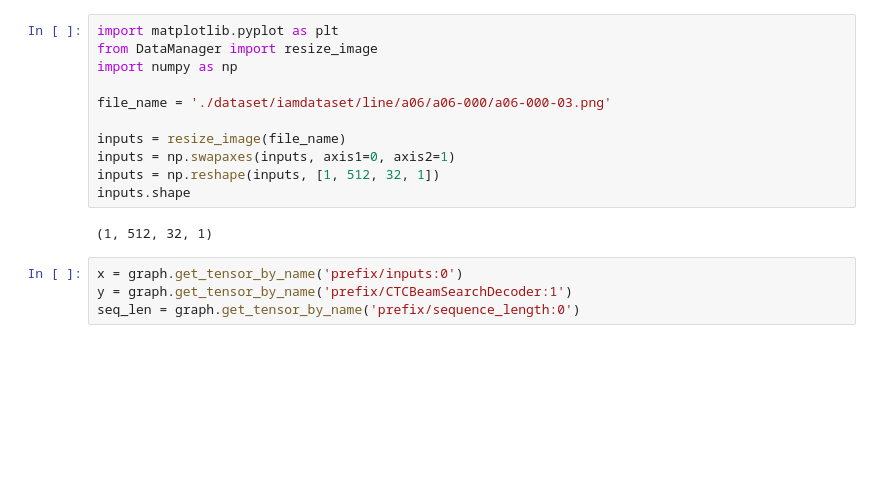
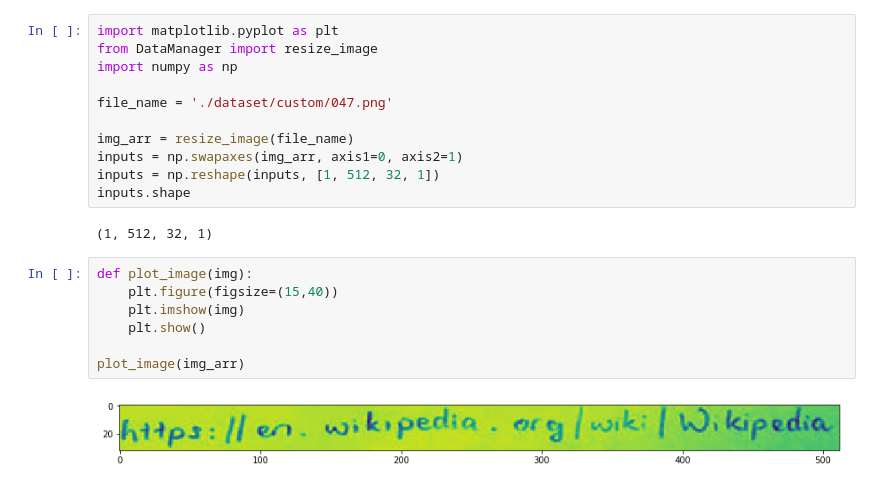
Before and after one commit to JanieTran/SCHOOL_CapstoneProject_HandwritingRecognition, a Jupyter notebook: Demo.ipynb, the cells around one changed output. Drawn from its saved outputs; the diff is of its cells as text; blank space fills up the shorter version.

```diff
--- a/Demo.ipynb
+++ b/Demo.ipynb
@@ -41,15 +28,20 @@ import matplotlib.pyplot as plt
 from DataManager import resize_image
 import numpy as np
 
-file_name = './dataset/iamdataset/line/a06/a06-000/a06-000-03.png'
+file_name = './dataset/custom/047.png'
 
-inputs = resize_image(file_name)
-inputs = np.swapaxes(inputs, axis1=0, axis2=1)
+img_arr = resize_image(file_name)
+inputs = np.swapaxes(img_arr, axis1=0, axis2=1)
 inputs = np.reshape(inputs, [1, 512, 32, 1])
 inputs.shape
 # %% [output]
 (1, 512, 32, 1)
-# %%
-x = graph.get_tensor_by_name('prefix/inputs:0')
-y = graph.get_tensor_by_name('prefix/CTCBeamSearchDecoder:1')
-seq_len = graph.get_tensor_by_name('prefix/sequence_length:0')
+# %%
+def plot_image(img):
+    plt.figure(figsize=(15,40))
+    plt.imshow(img)
+    plt.show()
+
+plot_image(img_arr)
+# %% [output]
+[figure, added]
```
Also changed, not shown: parts of 7 cells of this notebook, 3 other files.
